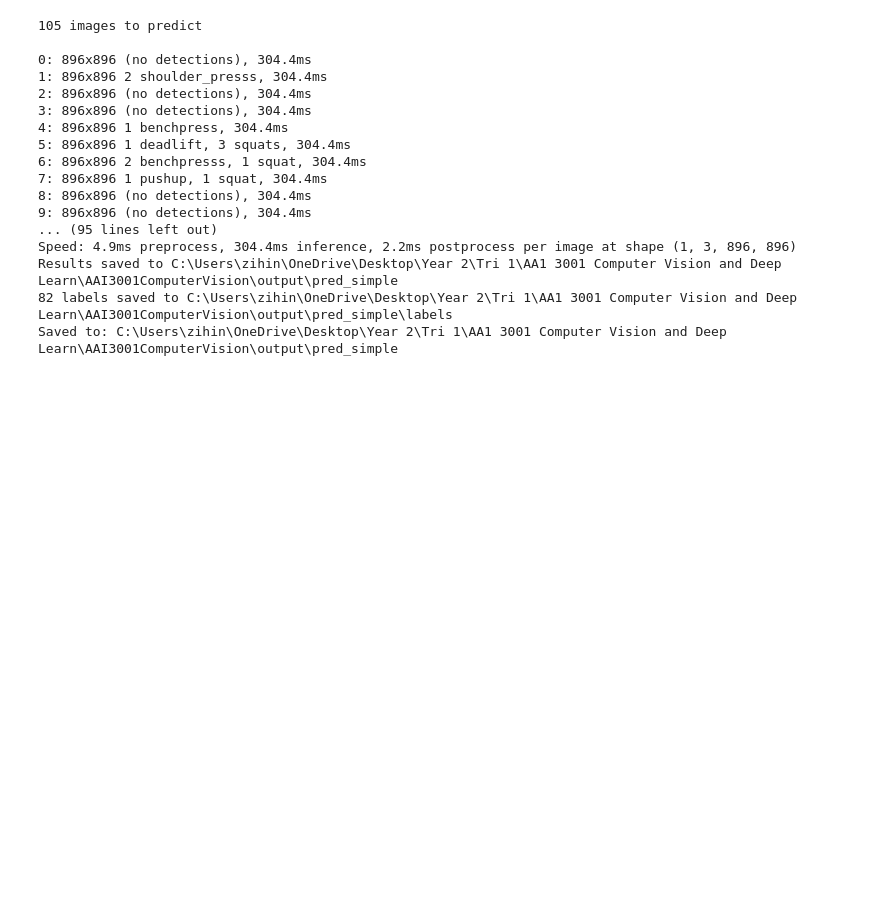
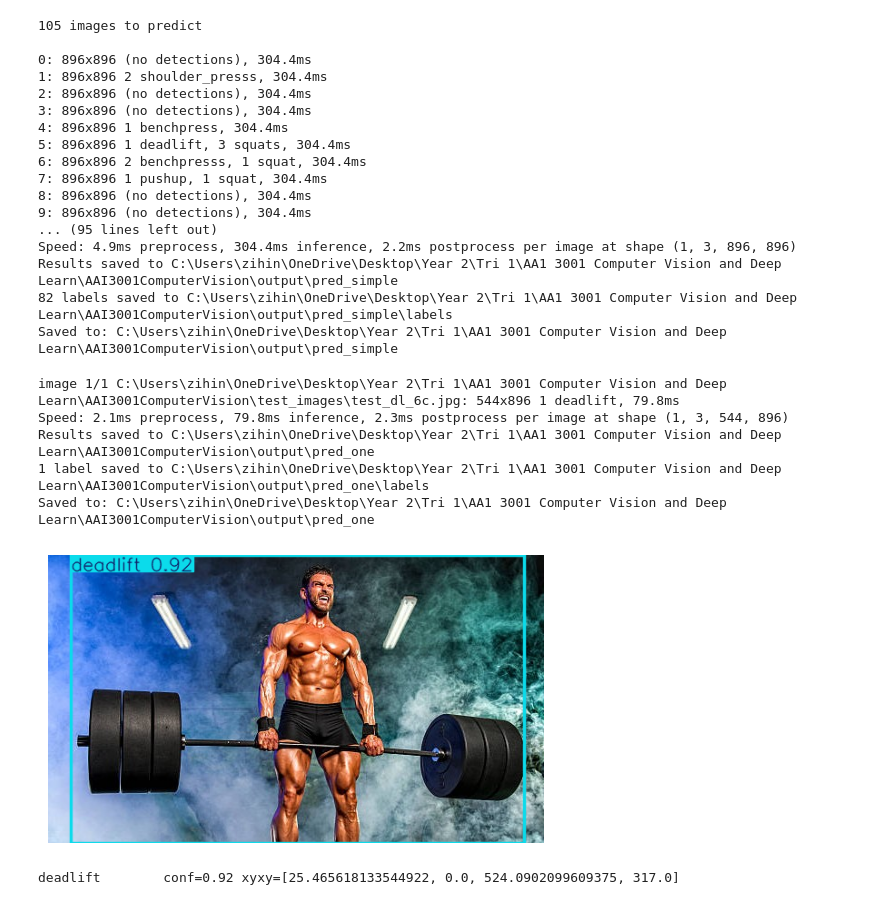
Before and after one commit to Dionkcq/AAI3001ComputerVision, a Jupyter notebook: predict.ipynb, the cells around one changed output. Drawn from its saved outputs; the diff is of its cells as text; code cells hidden in the pictures; blank space fills up the shorter version.

```diff
--- a/predict.ipynb
+++ b/predict.ipynb
@@ -42,3 +42,45 @@ Speed: 4.9ms preprocess, 304.4ms inference, 2.2ms postprocess per image at shape
 Results saved to C:\Users\zihin\OneDrive\Desktop\Year 2\Tri 1\AA1 3001 Computer Vision and Deep Learn\AAI3001ComputerVision\output\pred_simple
 82 labels saved to C:\Users\zihin\OneDrive\Desktop\Year 2\Tri 1\AA1 3001 Computer Vision and Deep Learn\AAI3001ComputerVision\output\pred_simple\labels
 Saved to: C:\Users\zihin\OneDrive\Desktop\Year 2\Tri 1\AA1 3001 Computer Vision and Deep Learn\AAI3001ComputerVision\output\pred_simple
+# %%
+from ultralytics import YOLO
+from pathlib import Path
+import matplotlib.pyplot as plt
+
+BEST_PT   = r"C:\Users\zihin\OneDrive\Desktop\Year 2\Tri 1\AA1 3001 Computer Vision and Deep Learn\AAI3001ComputerVision\runs\exercise_v3best\weights\best.pt"
+PROJECT   = r"C:\Users\zihin\OneDrive\Desktop\Year 2\Tri 1\AA1 3001 Computer Vision and Deep Learn\AAI3001ComputerVision\output"
+
+# 1) point to ONE image (change this path)
+IMG_PATH  = r"C:\Users\zihin\OneDrive\Desktop\Year 2\Tri 1\AA1 3001 Computer Vision and Deep Learn\AAI3001ComputerVision\test_images\test_dl_6c.jpg"
+assert Path(IMG_PATH).is_file(), "IMG_PATH not found"
+
+model = YOLO(BEST_PT)
+
+# 2) predict that single image
+results = model.predict(
+    source=IMG_PATH,
+    imgsz=896, conf=0.25, iou=0.5,
+    agnostic_nms=False, max_det=6,
+    save=True, save_txt=True, save_conf=True,
+    project=PROJECT, name="pred_one", exist_ok=True,
+    workers=0
+)
+
+print("Saved to:", results[0].save_dir)
+
+# 3) (optional) show in notebook
+plt.imshow(results[0].plot()[:, :, ::-1]); plt.axis("off"); plt.show()
+
+# 4) (optional) print detections
+names = results[0].names
+for b in results[0].boxes:
+    cls = int(b.cls)
+    print(f"{names[cls]:<15} conf={float(b.conf):.2f} xyxy={b.xyxy[0].tolist()}")
+# %% [output]
+image 1/1 C:\Users\zihin\OneDrive\Desktop\Year 2\Tri 1\AA1 3001 Computer Vision and Deep Learn\AAI3001ComputerVision\test_images\test_dl_6c.jpg: 544x896 1 deadlift, 79.8ms
+Speed: 2.1ms preprocess, 79.8ms inference, 2.3ms postprocess per image at shape (1, 3, 544, 896)
+Results saved to C:\Users\zihin\OneDrive\Desktop\Year 2\Tri 1\AA1 3001 Computer Vision and Deep Learn\AAI3001ComputerVision\output\pred_one
+1 label saved to C:\Users\zihin\OneDrive\Desktop\Year 2\Tri 1\AA1 3001 Computer Vision and Deep Learn\AAI3001ComputerVision\output\pred_one\labels
+Saved to: C:\Users\zihin\OneDrive\Desktop\Year 2\Tri 1\AA1 3001 Computer Vision and Deep Learn\AAI3001ComputerVision\output\pred_one
+[figure, added]
+deadlift        conf=0.92 xyxy=[25.465618133544922, 0.0, 524.0902099609375, 317.0]
```
Also changed, not shown: 3 other files.
